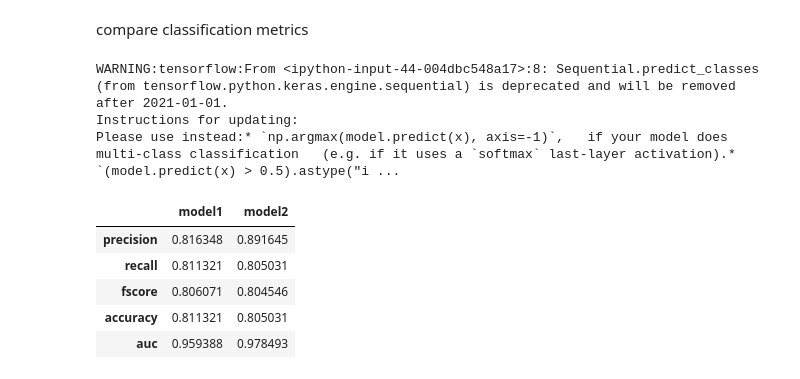
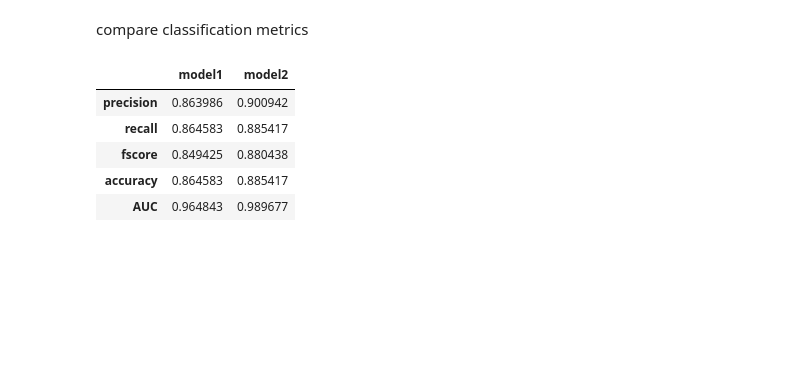
Before and after one commit to StevenW1999/MinorAI, a Jupyter notebook: All.ipynb, the cells around one changed output. Drawn from its saved outputs; the diff is of its cells as text; code cells hidden in the pictures; blank space fills up the shorter version.

```diff
--- a/All.ipynb
+++ b/All.ipynb
@@ -661,20 +667,12 @@ input_shape=(48, 48, 1)
 num_classes = 4
 
 model_1 = Sequential()
-
-## 5x5 convolution with 2x2 stride and 32 filters
-model_1.add(Conv2D(32, (5, 5), strides = (2,2), padding='same', input_shape=input_shape))
+model_1.add(Conv2D(32, (5, 5), strides = (1,1), padding='same', input_shape=input_shape))
 model_1.add(Activation('relu'))
-
-## Another 5x5 convolution with 2x2 stride and 32 filters
-model_1.add(Conv2D(32, (5, 5), strides = (2,2)))
+model_1.add(Conv2D(32, (5, 5), strides = (1,1)))
 model_1.add(Activation('relu'))
-
-## 2x2 max pooling reduces to 3 x 3 x 32
 model_1.add(MaxPooling2D(pool_size=(2, 2)))
 model_1.add(Dropout(0.25))
-
-## Flatten turns 3x3x32 into 288x1
 model_1.add(Flatten())
 model_1.add(Dense(512))
 model_1.add(Activation('relu'))
@@ -778,19 +774,15 @@ num_classes = 4
 
 model_2 = Sequential()
 
-## 5x5 convolution with 2x2 stride and 32 filters
-model_2.add(Conv2D(32, (5, 5), strides = (2,2), padding='same', input_shape=input_shape))
+model_2.add(Conv2D(32, (5, 5), strides = (1,1), padding='same', input_shape=input_shape))
 model_2.add(Activation('relu'))
 
-## Another 5x5 convolution with 2x2 stride and 32 filters
-model_2.add(Conv2D(32, (5, 5), strides = (2,2)))
+model_2.add(Conv2D(32, (5, 5), strides = (1,1)))
 model_2.add(Activation('relu'))
 
-## 2x2 max pooling reduces to 3 x 3 x 32
 model_2.add(MaxPooling2D(pool_size=(2, 2)))
 model_2.add(Dropout(0.25))
 
-## Flatten turns 3x3x32 into 288x1
 model_2.add(Flatten())
 model_2.add(Dense(512))
 model_2.add(Activation('relu'))
@@ -884,42 +873,39 @@ from sklearn.metrics import precision_recall_fscore_support as score
 from sklearn.metrics import confusion_matrix, accuracy_score, roc_auc_score
 import seaborn as sns
 
 metrics = list()
 cm = dict()
 y_predCNN = model_1.predict(X_testCNN)
 y_pred_class = model_1.predict_classes(X_testCNN, verbose=0)
 rounded_labels = np.argmax(y_testCNN, axis=1)
 
 precision, recall, fscore, _ = score(rounded_labels, y_pred_class, average='weighted')
 accuracy = accuracy_score(rounded_labels, y_pred_class)
 auc = roc_auc_score(y_testCNN, y_predCNN)
-metrics.append(pd.Series({'precision':precision, 'recall':recall, 'fscore':fscore, 'accuracy':accuracy, 'auc':auc}, name="model1"))
+metrics.append(pd.Series({'precision':precision, 'recall':recall, 'fscore':fscore, 'accuracy':accuracy, 'AUC':auc}, name="model1"))
 cm = confusion_matrix(rounded_labels,y_pred_class)
 
 metrics2 = list()
 cm2 = dict()
 y_pred2CNN = model_2.predict(X_test2CNN)
 y_pred_class2 = model_2.predict_classes(X_test2CNN, verbose=0)
 rounded_labels2 = np.argmax(y_test2CNN, axis=1)
 
 precision2, recall2, fscore2, _ = score(rounded_labels2, y_pred_class2, average='weighted')
 accuracy2 = accuracy_score(rounded_labels2, y_pred_class2)
 auc2 = roc_auc_score(y_test2CNN, y_pred2CNN)
-metrics2.append(pd.Series({'precision':precision2, 'recall':recall2, 'fscore':fscore2, 'accuracy':accuracy2, 'auc':auc2}, name="model2"))
+metrics2.append(pd.Series({'precision':precision2, 'recall':recall2, 'fscore':fscore2, 'accuracy':accuracy2, 'AUC':auc2}, name="model2"))
 cm2 = confusion_matrix(rounded_labels2,y_pred_class2)
 m = metrics + metrics2
 metrics = pd.concat(m, axis=1)
 
 metrics
 # %% [output]
-WARNING:tensorflow:From <ipython-input-44-004dbc548a17>:8: Sequential.predict_classes (from tensorflow.python.keras.engine.sequential) is deprecated and will be removed after 2021-01-01.
-Instructions for updating:
-Please use instead:* `np.argmax(model.predict(x), axis=-1)`,   if your model does multi-class classification   (e.g. if it uses a `softmax` last-layer activation).* `(model.predict(x) > 0.5).astype("i ...
 |  | model1 | model2 |
-| precision | 0.816348 | 0.891645 |
-| recall | 0.811321 | 0.805031 |
-| fscore | 0.806071 | 0.804546 |
-| accuracy | 0.811321 | 0.805031 |
-| auc | 0.959388 | 0.978493 |
+| precision | 0.863986 | 0.900942 |
+| recall | 0.864583 | 0.885417 |
+| fscore | 0.849425 | 0.880438 |
+| accuracy | 0.864583 | 0.885417 |
+| AUC | 0.964843 | 0.989677 |
 # %%
 
```
Also changed, not shown: parts of 31 cells of this notebook, 8 other files.
